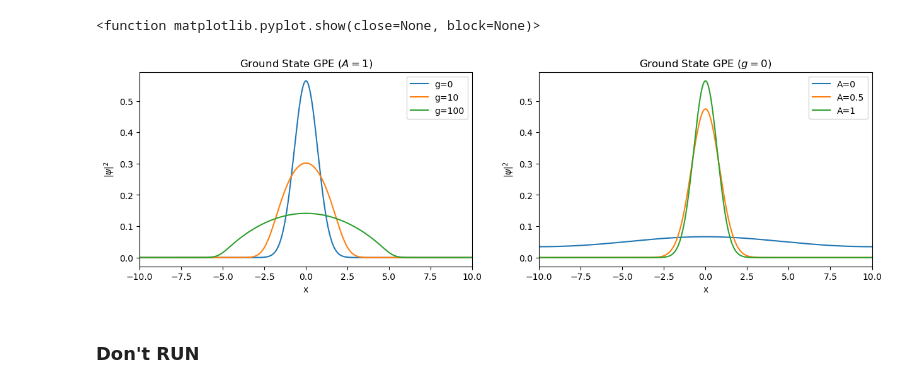
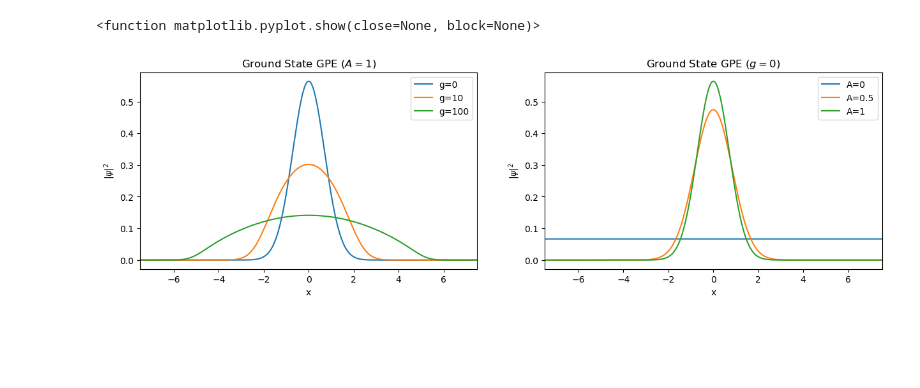
Before and after one commit to Bwimmin/Ground-State-GPE-, a Jupyter notebook: Ground State GPE .ipynb, the cells around one changed output. Drawn from its saved outputs; the diff is of its cells as text; code cells hidden in the pictures; blank space fills up the shorter version.

```diff
--- a/Ground State GPE .ipynb
+++ b/Ground State GPE .ipynb
@@ -98,20 +123,18 @@ Text(0.5, 1.0, 'Ground State of GPE, where A=1 and g=100')
 # %%
 dx = 0.001
-x = np.arange(-10, 10, dx)
+x = np.arange(-7.5, 7.5, dx)
+wavenumbers = 2*np.pi*fftfreq(len(x), d=dx) # wavenumbers 'grid'
 
 def groundstateGPE (A, g) :
     dx = 0.001; #space steps
-    x = np.arange(-10, 10, dx) # space array
+    x = np.arange(-7.5, 7.5, dx) # space array
 
     dt = 1e-3 #time step
-    no_tsteps = int(50/dt)
-
-    #A=1 # Harmonic trap strength
-    #g=10 # interaction strength
+    no_tsteps = int(100/dt)
 
     psi = np.zeros(len(x), dtype=complex)
 
-    gamma = (1+1j) # imaginary time (if gamma = 0 -> real time )
+    gamma = (1+1j) # imaginary time
     c0 = dt / (1j - gamma) # -dt
 
     wavenumbers = 2*np.pi*fftfreq(len(x), d=dx) # wavenumbers 'grid'
@@ -131,7 +154,7 @@ def groundstateGPE (A, g) :
         return psi
 
     def energy(psi):
-        dpsi = (np.roll(psi, -1) - np.roll(psi, 1)) / (2 *dx)                 # spectral derivative
+        dpsi = (np.roll(psi, -1) - np.roll(psi, 1)) / (2 *dx)  # spectral derivative
         #dpsi = ifft(1j * wavenumbers * fft(psi))
         E_kinetic = 0.5 * np.sum(np.abs(dpsi)**2) * dx
         E_potential = np.sum(V * np.abs(psi)**2) * dx
@@ -153,12 +176,12 @@ def groundstateGPE (A, g) :
 
         E_diff = abs(E_curr - E_prev)
 
-        #if i % 1000 == 0 or E_diff < 1e-13 :
+       # if i % 1000 == 0 or E_diff < 1e-13 :
            # print(f"step {i} = {E_curr:.13f}")
            # print(f"Potential Energy : {E_potential:.13f}, Kinetic Energy : {E_kinetic:.13f}, Interaction : {E_interaction:.13f}\n")
 
         if E_diff < 1e-13 :
-            print("Done!")
+            print(f"Done, For g = {g}, A = {A} \nConvergence achieved at step {i}!, Ground State Energy E_g  = {E_curr:.13f}")
             break
             #print(f"\nConvergence achieved at step {i}!")
             #print(f"Ground State Energy E_g  = {E_curr:.13f}")
@@ -166,7 +189,7 @@ def groundstateGPE (A, g) :
 
         E_prev = E_curr
 
-    return np.abs(psi)**2
+    return psi
 # %%
 # (A, g)
 psi_g0 = groundstateGPE(1,0)
@@ -182,29 +213,28 @@ Done!
 # %%
- # space array
-
 fig, (ax1, ax2) = plt.subplots(1, 2, figsize=(15, 4))
 
-ax1.plot(x, psi_g0,label = "g=0")
-ax1.plot(x, psi_g10 ,label = "g=10")
-ax1.plot(x, psi_g100 ,label = "g=100")
+ax1.plot(x, np.abs(psi_g0)**2,label = "g=0")
+ax1.plot(x, np.abs(psi_g10)**2 ,label = "g=10")
+ax1.plot(x, np.abs(psi_g100)**2 ,label = "g=100")
 
-ax1.set_xlim(-10,10)
+ax1.set_xlim(-7.5,7.5)
 ax1.legend()
 
-ax2.plot(x, psi_A0,label = "A=0")
-ax2.plot(x, psi_A05 ,label = "A=0.5")
-ax2.plot(x, psi_A1 ,label = "A=1")
+ax2.plot(x, np.abs(psi_A0)**2,label = "A=0")
+ax2.plot(x, np.abs(psi_A05)**2 ,label = "A=0.5")
+ax2.plot(x, np.abs(psi_A1)**2 ,label = "A=1")
 
-ax2.set_xlim(-10,10)
+ax2.set_xlim(-7.5,7.5)
 ax2.legend()
 
 ax1.set_title("Ground State GPE " r"$(A=1)$")
 ax2.set_title("Ground State GPE " r"$(g=0)$")
 
 ax1.set(ylabel=r'$|\psi|^2$', xlabel=r'x')
 ax2.set(ylabel=r'$|\psi|^2$', xlabel=r'x')
 
+plt.savefig('DensityDist.png', dpi=500, bbox_inches='tight')
 plt.show
 # %% [output]
 <function matplotlib.pyplot.show(close=None, block=None)>
-[figure, old version]
+[figure, new version]
@@ -220,3 +250 @@ def momentumDist (psi, x):
-# %% [markdown]
-### Don't RUN
 # %%
```
Also changed, not shown: parts of 22 cells of this notebook.
